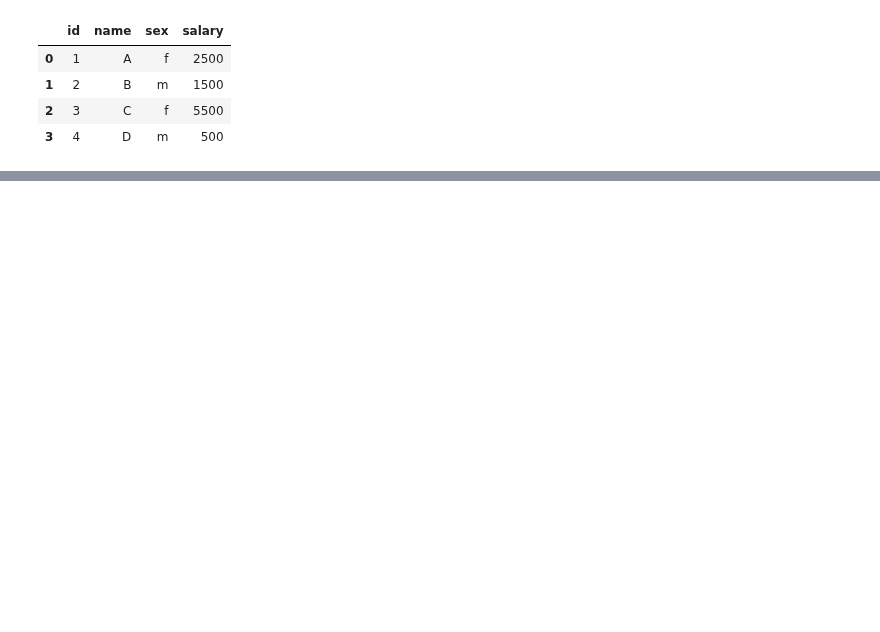
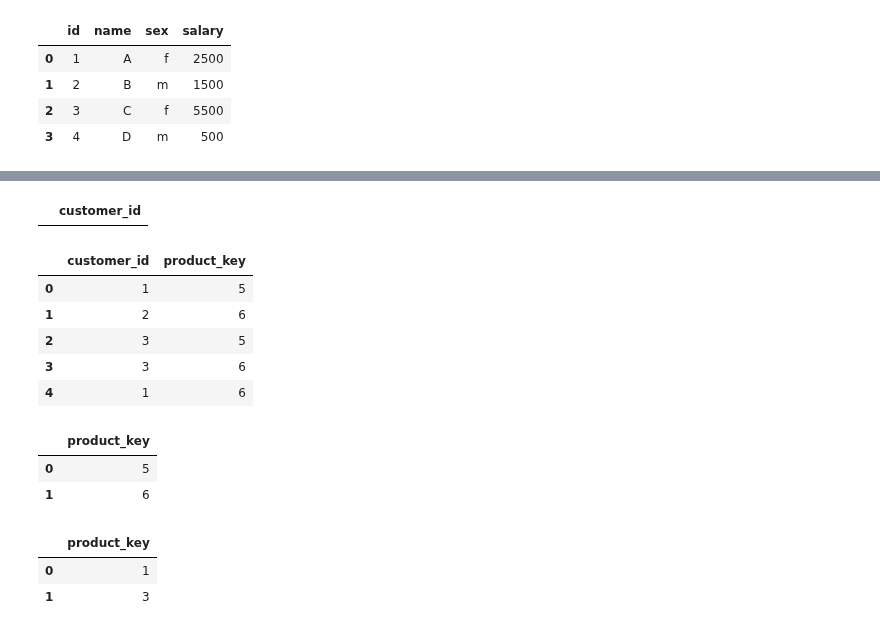
Before and after one commit to drwslv/LeetCode-Pandas, a Jupyter notebook: examples_1.ipynb, the cells around one changed output, grey strips where cells are left out. Drawn from its saved outputs; the diff is of its cells as text; code cells hidden in the pictures; blank space fills up the shorter version.

```diff
--- a/examples_1.ipynb
+++ b/examples_1.ipynb
@@ -1730,0 +1793,43 @@ swap_salary(salary)
+# %%
+customer = pd.DataFrame(columns=['customer_id', 'product_key']).astype({'customer_id':'Int64', 'product_key':'Int64'})
+product = pd.DataFrame(columns=['product_key']).astype({'product_key':'Int64'})
+# %%
+find_customers(customer, product)
+# %% [output]
+|  | customer_id |
+# %%
+customer
+# %% [output]
+|  | customer_id | product_key |
+| 0 | 1 | 5 |
+| 1 | 2 | 6 |
+| 2 | 3 | 5 |
+| 3 | 3 | 6 |
+| 4 | 1 | 6 |
+# %%
+product
+# %% [output]
+|  | product_key |
+| 0 | 5 |
+| 1 | 6 |
+# %%
+
+customer_set = defaultdict(set)
+product_set = set()
+final_id_set = set()
+
+for j in range(0,product.shape[0]):
+    product_set.add( int(product['product_key'][j]))
+
+for i in range(0,customer.shape[0]):
+    customer_set[int(customer['customer_id'][i])].add(int(customer['product_key'][i]))
+
+for k in customer_set.keys():
+    if customer_set[k]==product_set:
+        final_id_set.add(k)
+
+pd.DataFrame({'product_key':list(final_id_set)})
+# %% [output]
+|  | product_key |
+| 0 | 1 |
+| 1 | 3 |
```
Also changed, not shown: parts of 5 cells of this notebook.
